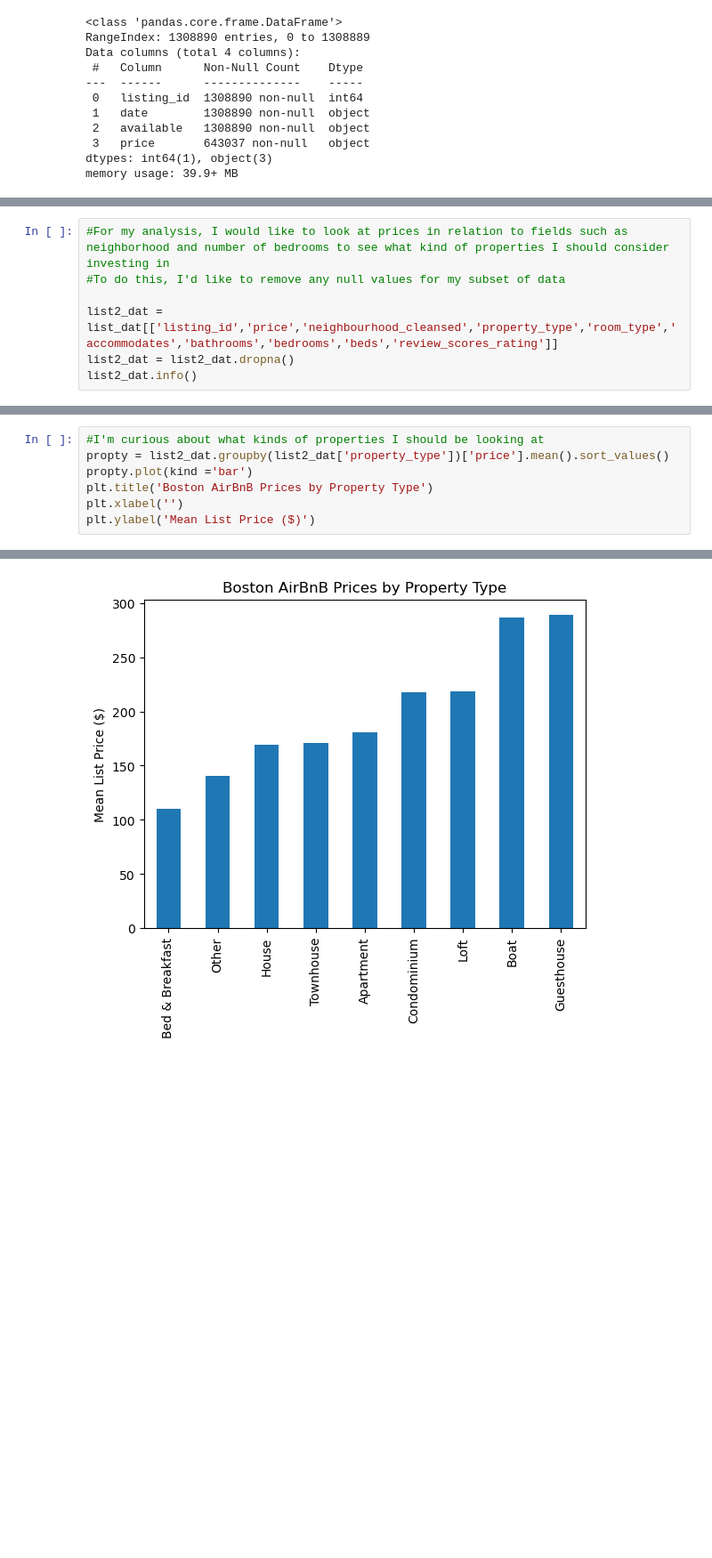
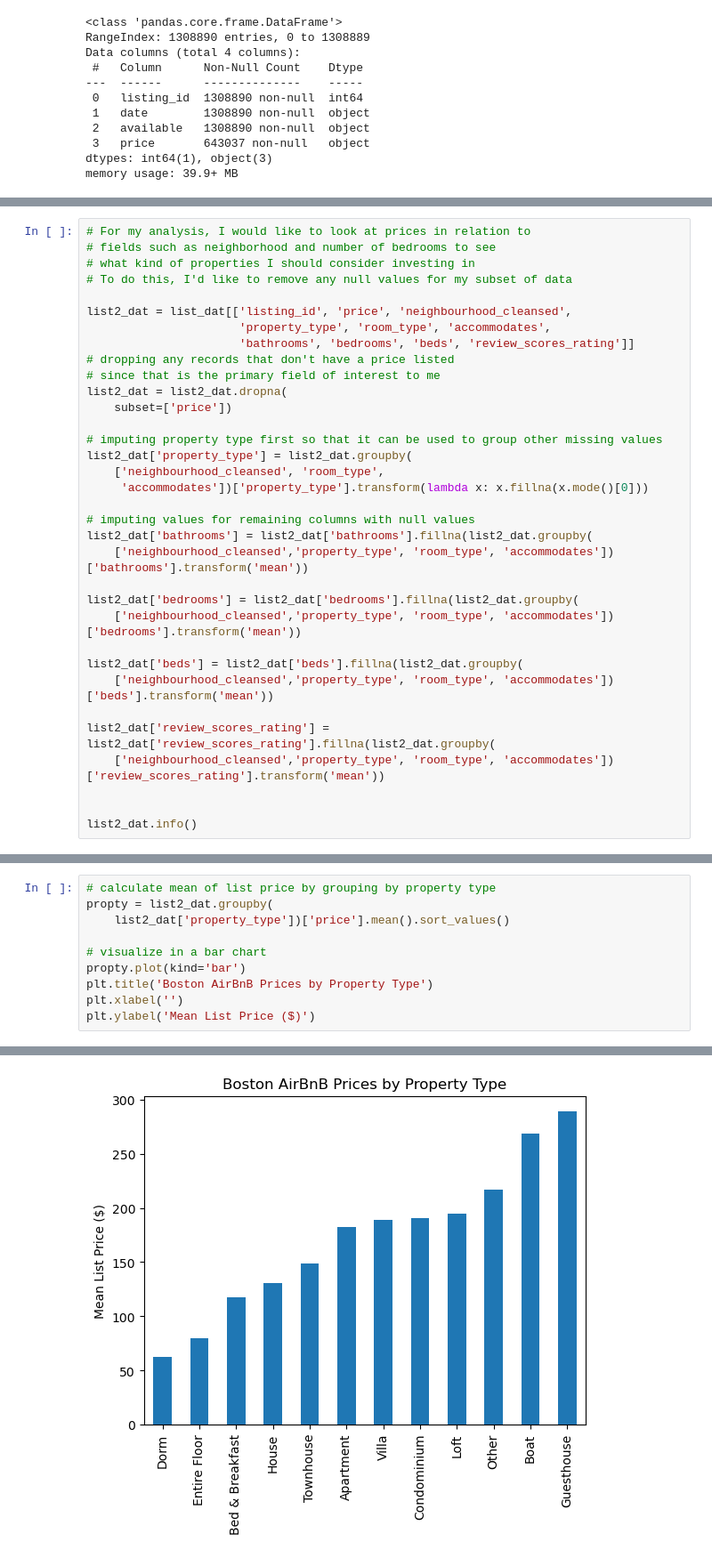
Before and after one commit to datacaity/Udacity-Project-1, a Jupyter notebook: Project1.ipynb, the cells around one changed output, grey strips where cells are left out. Shown: that part at 89% size. Drawn from its saved outputs; the diff is of its cells as text; blank space fills up the shorter version.

```diff
--- a/Project1.ipynb
+++ b/Project1.ipynb
@@ -129,9 +157,36 @@ cal_dat['month'] = cal_dat['date'].dt.month_name()
 # %%
-#For my analysis, I would like to look at prices in relation to fields such as neighborhood and number of bedrooms to see what kind of properties I should consider investing in
-#To do this, I'd like to remove any null values for my subset of data
+# For my analysis, I would like to look at prices in relation to
+# fields such as neighborhood and number of bedrooms to see
+# what kind of properties I should consider investing in
+# To do this, I'd like to remove any null values for my subset of data
 
-list2_dat = list_dat[['listing_id','price','neighbourhood_cleansed','property_type','room_type','accommodates','bathrooms','bedrooms','beds','review_scores_rating']]
-list2_dat = list2_dat.dropna()
+list2_dat = list_dat[['listing_id', 'price', 'neighbourhood_cleansed',
+                      'property_type', 'room_type', 'accommodates',
+                      'bathrooms', 'bedrooms', 'beds', 'review_scores_rating']]
+# dropping any records that don't have a price listed
+# since that is the primary field of interest to me
+list2_dat = list2_dat.dropna(
+    subset=['price'])
+
+# imputing property type first so that it can be used to group other missing values
+list2_dat['property_type'] = list2_dat.groupby(
+    ['neighbourhood_cleansed', 'room_type',
+     'accommodates'])['property_type'].transform(lambda x: x.fillna(x.mode()[0]))
+
+# imputing values for remaining columns with null values
+list2_dat['bathrooms'] = list2_dat['bathrooms'].fillna(list2_dat.groupby(
+    ['neighbourhood_cleansed','property_type', 'room_type', 'accommodates'])['bathrooms'].transform('mean'))
+
+list2_dat['bedrooms'] = list2_dat['bedrooms'].fillna(list2_dat.groupby(
+    ['neighbourhood_cleansed','property_type', 'room_type', 'accommodates'])['bedrooms'].transform('mean'))
+
+list2_dat['beds'] = list2_dat['beds'].fillna(list2_dat.groupby(
+    ['neighbourhood_cleansed','property_type', 'room_type', 'accommodates'])['beds'].transform('mean'))
+
+list2_dat['review_scores_rating'] = list2_dat['review_scores_rating'].fillna(list2_dat.groupby(
+    ['neighbourhood_cleansed','property_type', 'room_type', 'accommodates'])['review_scores_rating'].transform('mean'))
+
+
 list2_dat.info()
 # %% [output]
 <class 'pandas.core.frame.DataFrame'>
@@ -229,10 +382,13 @@ dtype: int64
 # %%
-#I'm curious about what kinds of properties I should be looking at
-propty = list2_dat.groupby(list2_dat['property_type'])['price'].mean().sort_values()
-propty.plot(kind ='bar')
+# calculate mean of list price by grouping by property type
+propty = list2_dat.groupby(
+    list2_dat['property_type'])['price'].mean().sort_values()
+
+# visualize in a bar chart
+propty.plot(kind='bar')
 plt.title('Boston AirBnB Prices by Property Type')
 plt.xlabel('')
 plt.ylabel('Mean List Price ($)')
 # %% [output]
 Text(0, 0.5, 'Mean List Price ($)')
-[figure, old version]
+[figure, new version]
```
Also changed, not shown: parts of 60 cells of this notebook, 9 other files.
